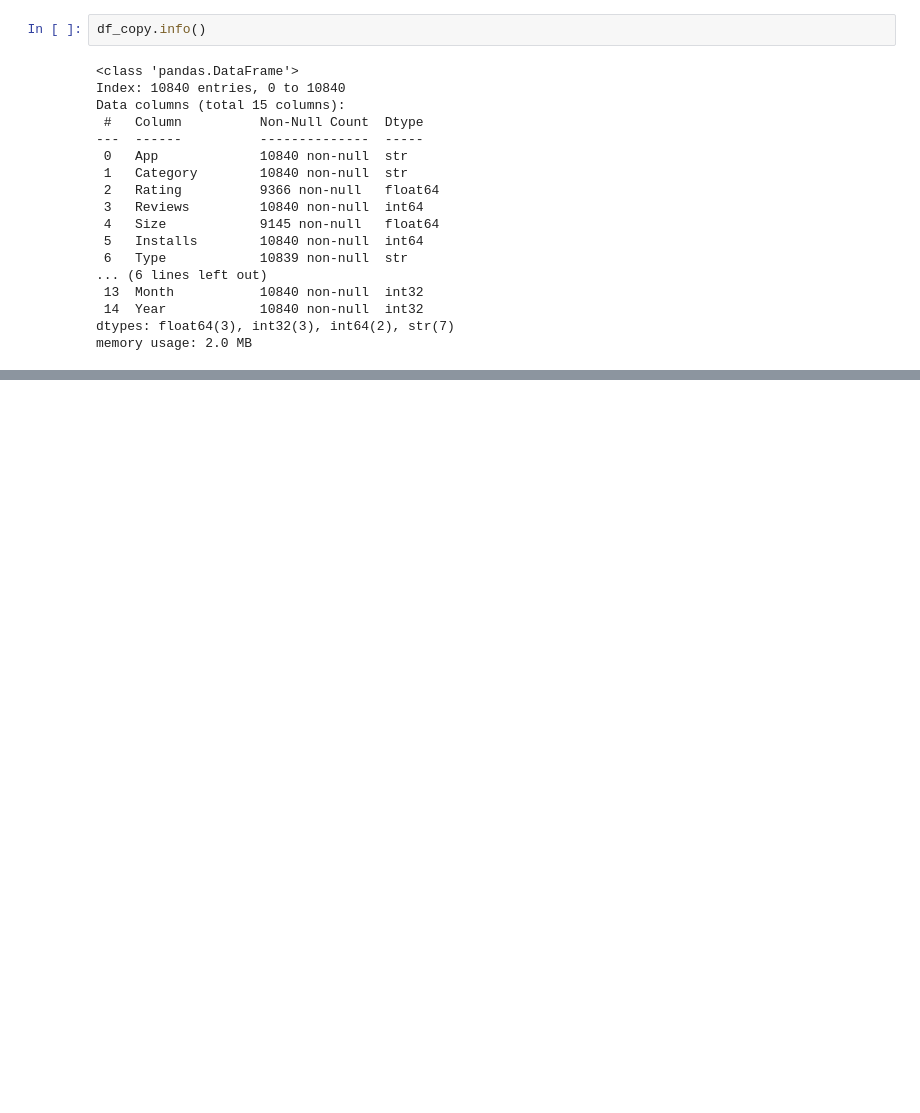
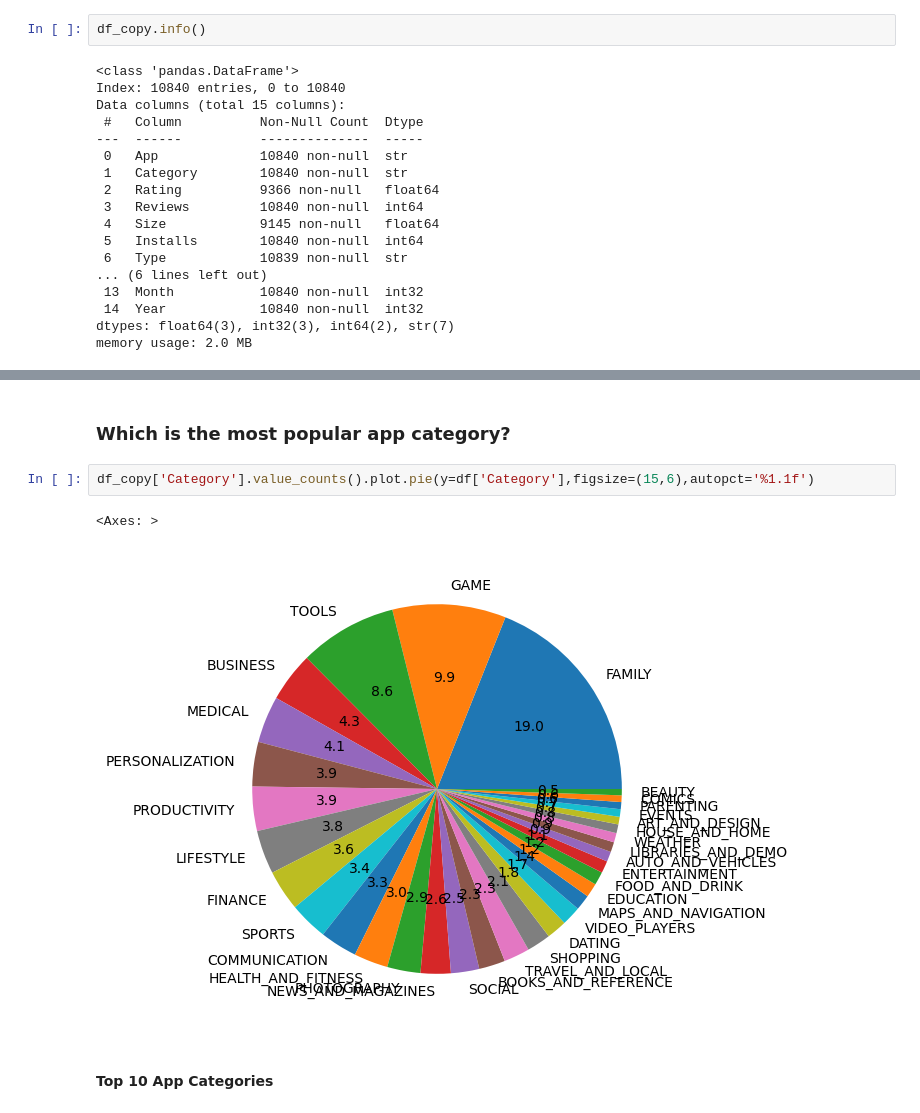
Before and after one commit to VvSdC/DS-ML-DL-NLP-and-Generative-AI, a Jupyter notebook: 7. Exploratory Data Analysis/3. EDA and FE of google playstore.ipynb, the cells around one changed output, grey strips where cells are left out. Drawn from its saved outputs; the diff is of its cells as text; blank space fills up the shorter version.

```diff
--- a/7. Exploratory Data Analysis/3. EDA and FE of google playstore.ipynb
+++ b/7. Exploratory Data Analysis/3. EDA and FE of google playstore.ipynb
@@ -378,0 +462,9 @@ memory usage: 2.0 MB
+# %% [markdown]
+### Which is the most popular app category?
+# %%
+df_copy['Category'].value_counts().plot.pie(y=df['Category'],figsize=(15,6),autopct='%1.1f')
+# %% [output]
+<Axes: >
+[figure, added]
+# %% [markdown]
+#### Top 10 App Categories
```
Also changed, not shown: parts of 15 cells of this notebook.
